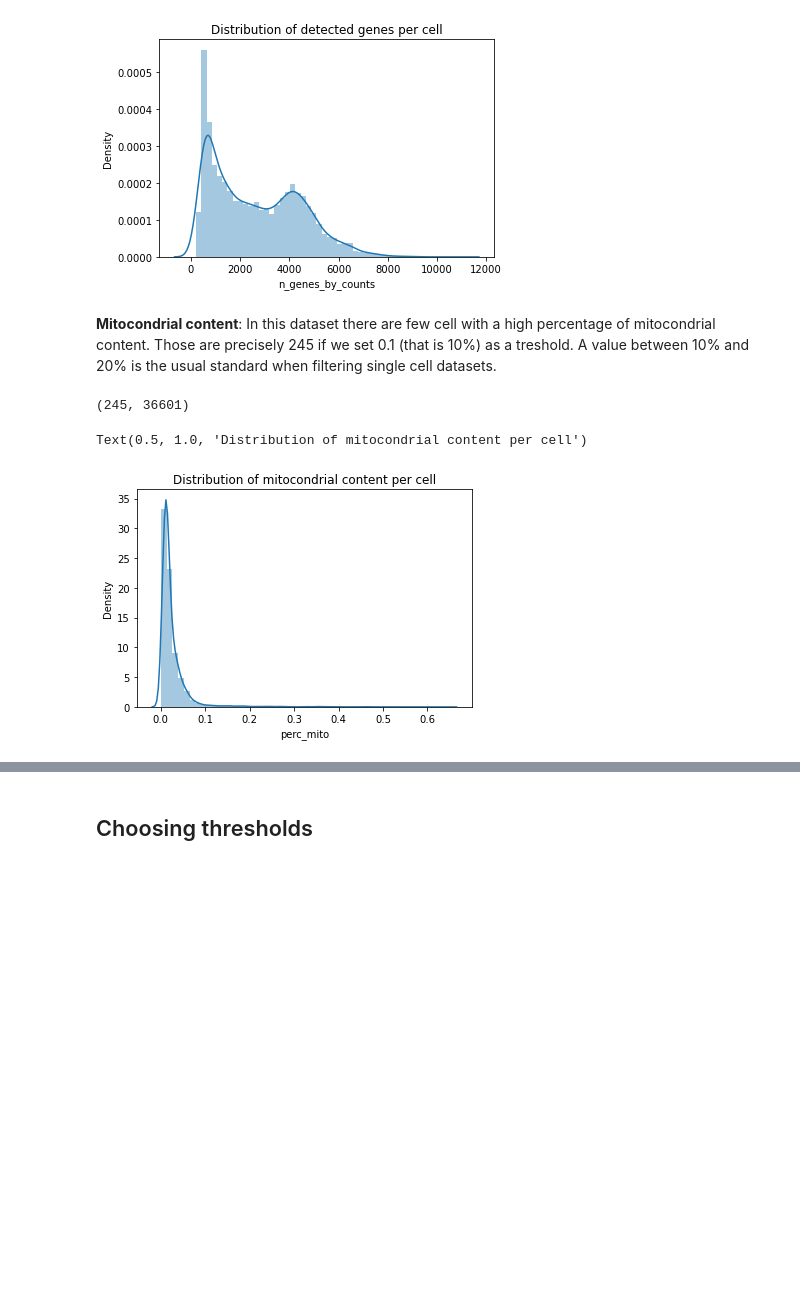
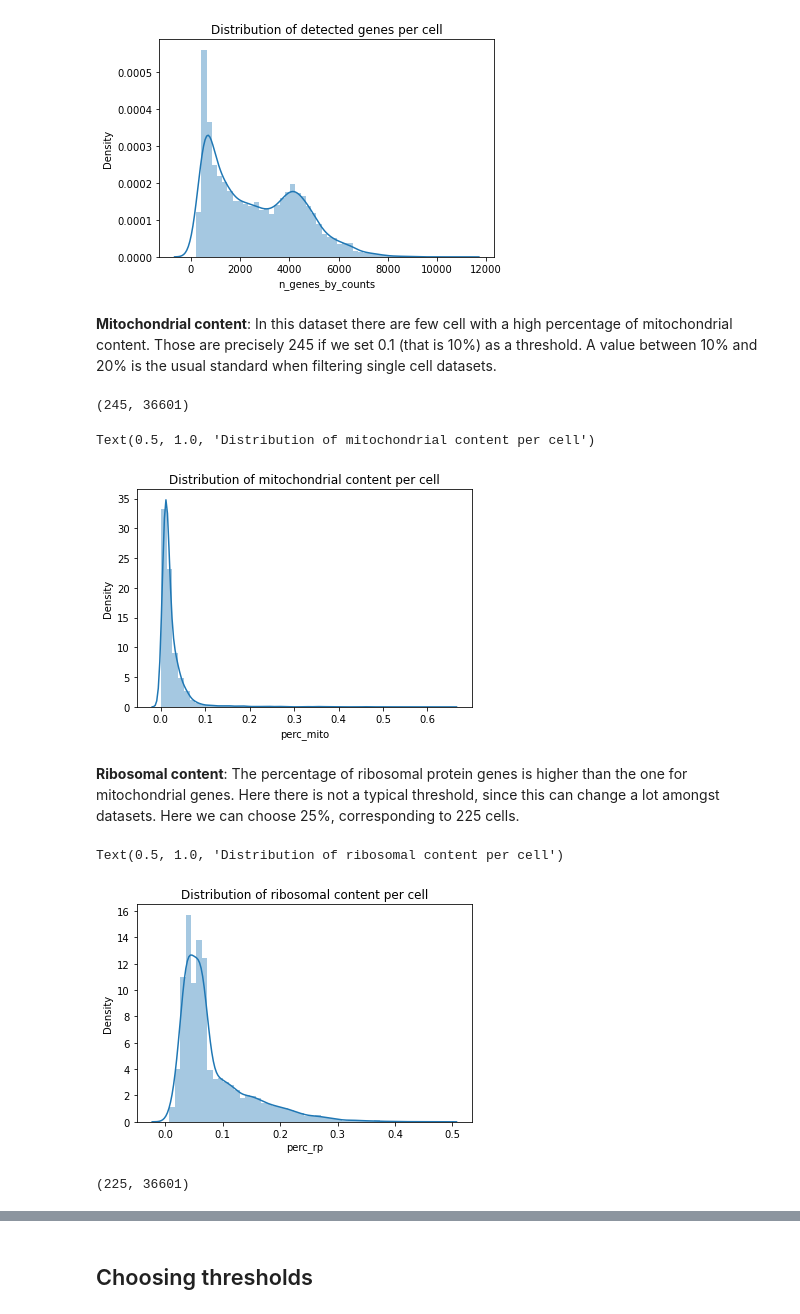
Before and after one commit to hds-sandbox/scRNASeq_course, a Jupyter notebook: Notebooks/Python/Part02_filtering_sample2.ipynb, the cells around one changed output, grey strips where cells are left out. Saved outputs shown, nothing was run; the diff lists cells and outputs as text; code cells hidden in the pictures; blank space fills up the shorter version.

```diff
--- a/Notebooks/Python/Part02_filtering_sample2.ipynb
+++ b/Notebooks/Python/Part02_filtering_sample2.ipynb
@@ -69,5 +73,5 @@ ax.set_title('Distribution of detected genes per cell')
 Text(0.5, 1.0, 'Distribution of detected genes per cell')
 [figure]
 # %% [markdown]
-**Mitocondrial content**: In this dataset there are few cell with a high percentage of mitocondrial content. Those are precisely 245 if we set 0.1 (that is 10%) as a treshold. A value between 10% and 20% is the usual standard when filtering single cell datasets.
+**Mitochondrial content**: In this dataset there are few cell with a high percentage of mitochondrial content. Those are precisely 245 if we set 0.1 (that is 10%) as a threshold. A value between 10% and 20% is the usual standard when filtering single cell datasets.
 # %%
@@ -77,7 +81,20 @@ sample_2[ sample_2.obs['perc_mito']>0.1, : ].shape
 (245, 36601)
 # %%
 ax = sns.distplot(sample_2.obs['perc_mito'], bins=50)
-ax.set_title('Distribution of mitocondrial content per cell')
+ax.set_title('Distribution of mitochondrial content per cell')
 # %% [output]
-Text(0.5, 1.0, 'Distribution of mitocondrial content per cell')
+Text(0.5, 1.0, 'Distribution of mitochondrial content per cell')
-[figure, old version]
+[figure, new version]
+# %% [markdown]
+**Ribosomal content**: The percentage of ribosomal protein genes is higher than the one for mitochondrial genes. Here there is not a typical threshold, since this can change a lot amongst datasets. Here we can choose 25%, corresponding to 225 cells.
+# %%
+ax = sns.distplot(sample_2.obs['perc_rp'], bins=50)
+ax.set_title('Distribution of ribosomal content per cell')
+# %% [output]
+Text(0.5, 1.0, 'Distribution of ribosomal content per cell')
+[figure, added]
+# %%
+#subsetting to see how many cells have percentage of mitochondrial genes above 10%
+sample_2[ sample_2.obs['perc_rp']>0.25, : ].shape
+# %% [output]
+(225, 36601)
```
Also changed, not shown: parts of 23 cells of this notebook, 1 other file.
